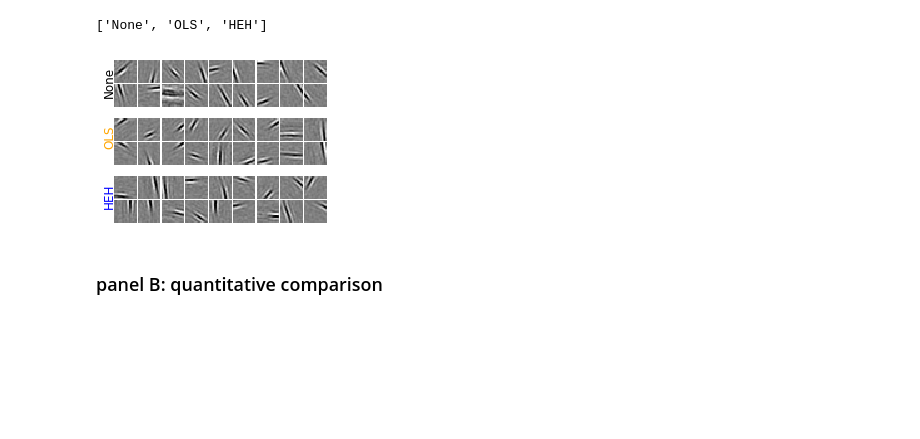
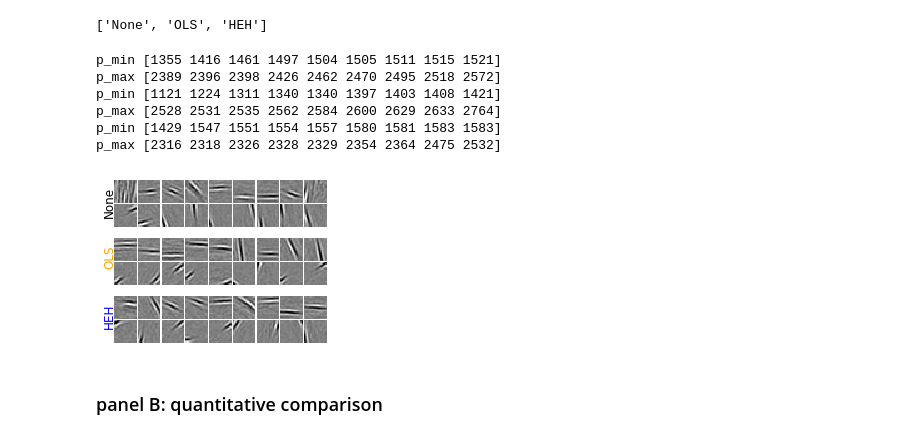
Before and after one commit to SpikeAI/HULK, a Jupyter notebook: Annex.ipynb, the cells around one changed output. Drawn from its saved outputs; the diff is of its cells as text; code cells hidden in the pictures; blank space fills up the shorter version.

```diff
--- a/Annex.ipynb
+++ b/Annex.ipynb
@@ -198,17 +221,23 @@ homeo_methods
 # %%
 subplotpars = dict( left=0.042, right=1., bottom=0., top=1., wspace=0.05, hspace=0.05,)
 fig, axs = plt.subplots(3, 1, figsize=(fig_width/2, fig_width/(1+phi)), gridspec_kw=subplotpars)
 
 for ax, color, homeo_method in zip(axs.ravel(), colors, homeo_methods):
     ax.axis(c=color, lw=2, axisbg='w')
     ax.set_facecolor('w')
-    fig, ax = show_dico(shl, dico[one_cv][homeo_method], dim_graph=dim_graph, seed=194, fig=fig, ax=ax)
+    fig, ax = show_dico(shl, dico[one_cv][homeo_method], data=data, dim_graph=dim_graph, fig=fig, ax=ax)
     # ax.set_ylabel(homeo_method)
     ax.text(-8, 7*dim_graph[0], homeo_method, fontsize=12, color=color, rotation=90)#, backgroundcolor='white'
 
 for ext in FORMATS: fig.savefig(pname + ext, dpi=dpi_export)
 # %% [output]
+p_min [1355 1416 1461 1497 1504 1505 1511 1515 1521]
+p_max [2389 2396 2398 2426 2462 2470 2495 2518 2572]
+p_min [1121 1224 1311 1340 1340 1397 1403 1408 1421]
+p_max [2528 2531 2535 2562 2584 2600 2629 2633 2764]
+p_min [1429 1547 1551 1554 1557 1580 1581 1583 1583]
+p_max [2316 2318 2326 2328 2329 2354 2364 2475 2532]
-[figure, old version]
+[figure, new version]
 # %%
 if DEBUG: Image(pname +'.png')
 # %%
```
Also changed, not shown: parts of 11 cells of this notebook, 5 other files.
